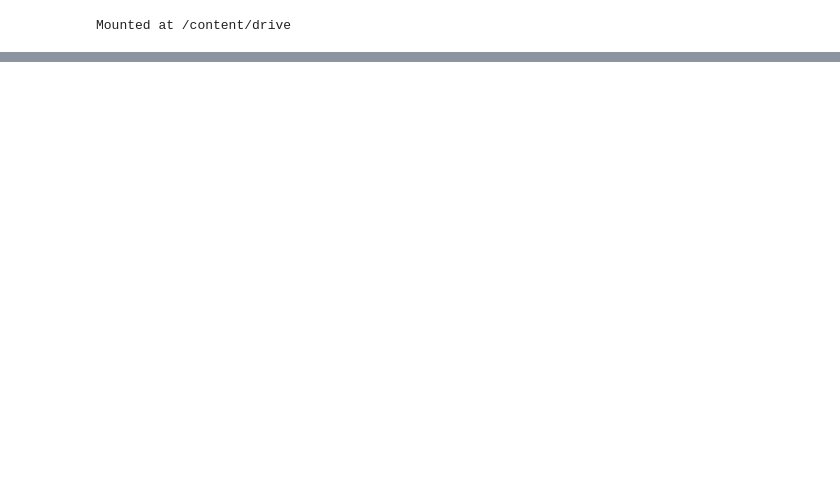
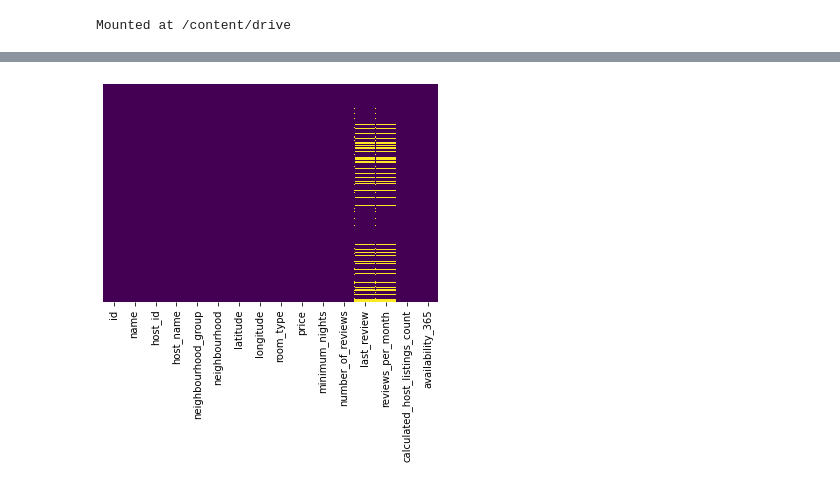
Before and after one commit to DrKamaleshR/EDA-Airbnb, a Jupyter notebook: Airbnb_Bookings_Analysis_Capstone_Project.ipynb, the cells around one changed output, grey strips where cells are left out. Drawn from its saved outputs; the diff is of its cells as text; code cells hidden in the pictures; blank space fills up the shorter version.

```diff
--- a/Airbnb_Bookings_Analysis_Capstone_Project.ipynb
+++ b/Airbnb_Bookings_Analysis_Capstone_Project.ipynb
@@ -33,0 +109,6 @@ Data exploration using Head,Shape,Summary
+# %%
+'''Visualising missing data'''
+sns.heatmap(abDATA_df.isnull(),yticklabels=False,cbar=False,cmap='viridis')
+plt.rcParams['figure.figsize'] = (10, 5)
+# %% [output]
+[figure, added]
```
Also changed, not shown: parts of 7 cells of this notebook.
